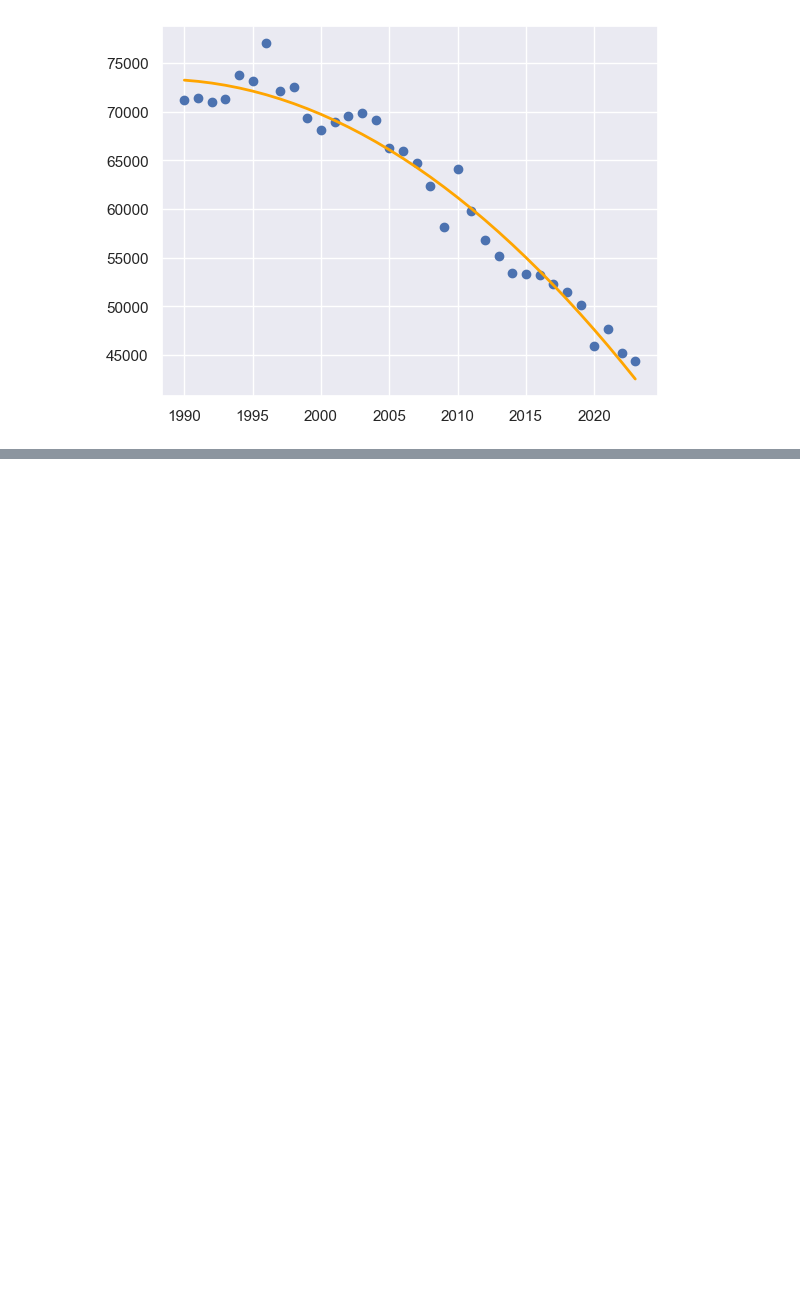
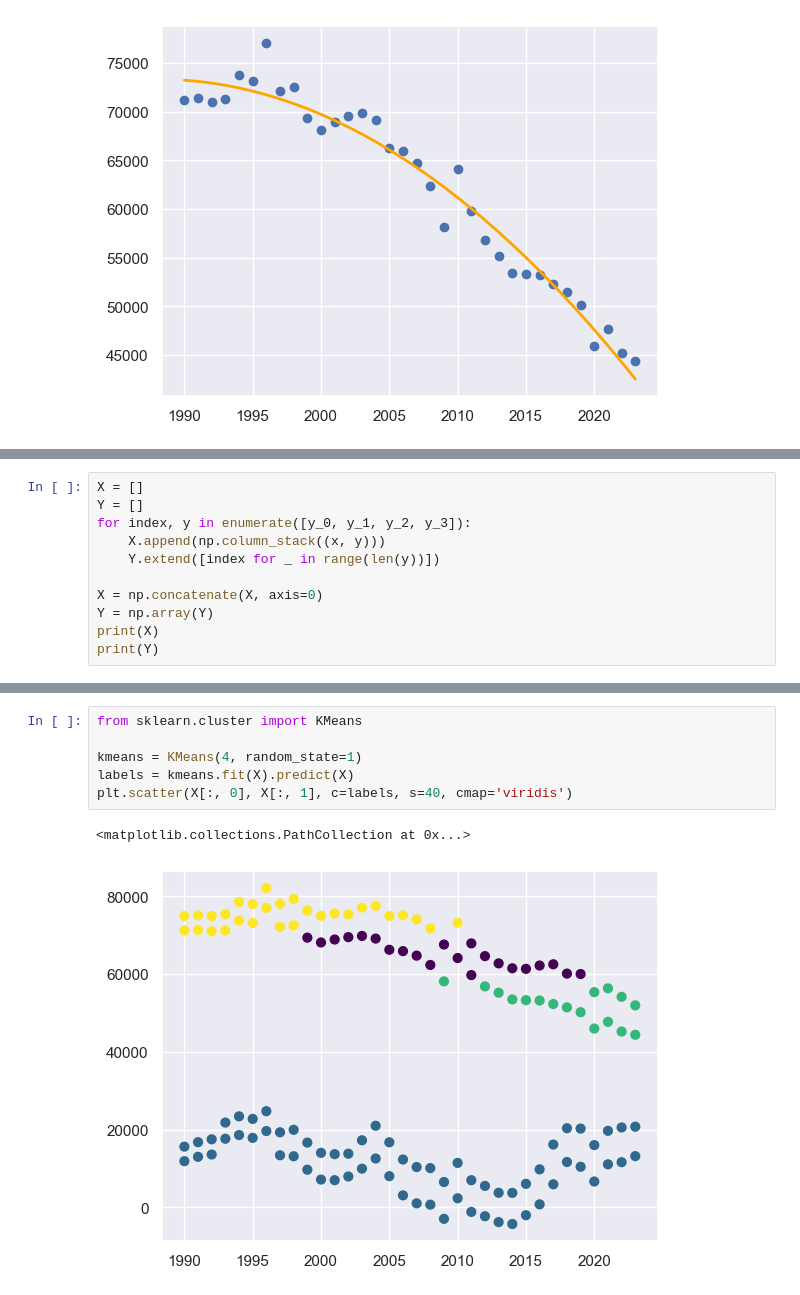
Before and after one commit to clementpickel/DSP_Assignement, a Jupyter notebook: Assignement2/Assignement2_group4.ipynb, the cells around one changed output, grey strips where cells are left out. Saved outputs shown, nothing was run; the diff lists cells and outputs as text; blank space fills up the shorter version.

```diff
--- a/Assignement2/Assignement2_group4.ipynb
+++ b/Assignement2/Assignement2_group4.ipynb
@@ -121,0 +146,11 @@ plt.plot(x, yfit, color='orange', lw=2)
+# %%
+X = []
+Y = []
+for index, y in enumerate([y_0, y_1, y_2, y_3]):
+    X.append(np.column_stack((x, y)))
+    Y.extend([index for _ in range(len(y))])
+
+X = np.concatenate(X, axis=0)
+Y = np.array(Y)
+print(X)
+print(Y)
@@ -121,0 +175,9 @@ plt.plot(x, yfit, color='orange', lw=2)
+# %%
+from sklearn.cluster import KMeans
+
+kmeans = KMeans(4, random_state=1)
+labels = kmeans.fit(X).predict(X)
+plt.scatter(X[:, 0], X[:, 1], c=labels, s=40, cmap='viridis')
+# %% [output]
+<matplotlib.collections.PathCollection at 0x...>
+[figure, added]
```
Also changed, not shown: parts of 8 cells of this notebook.
